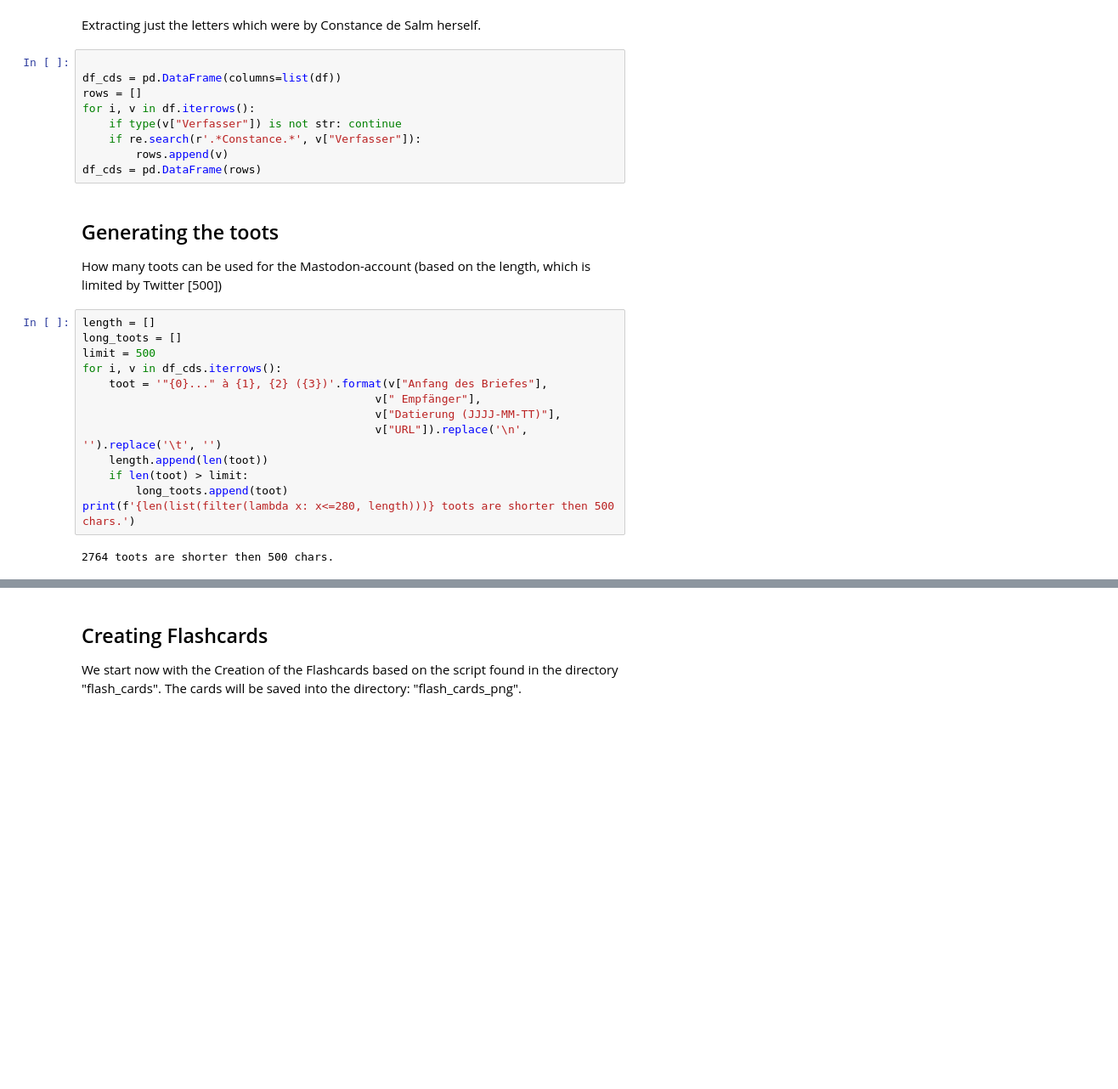
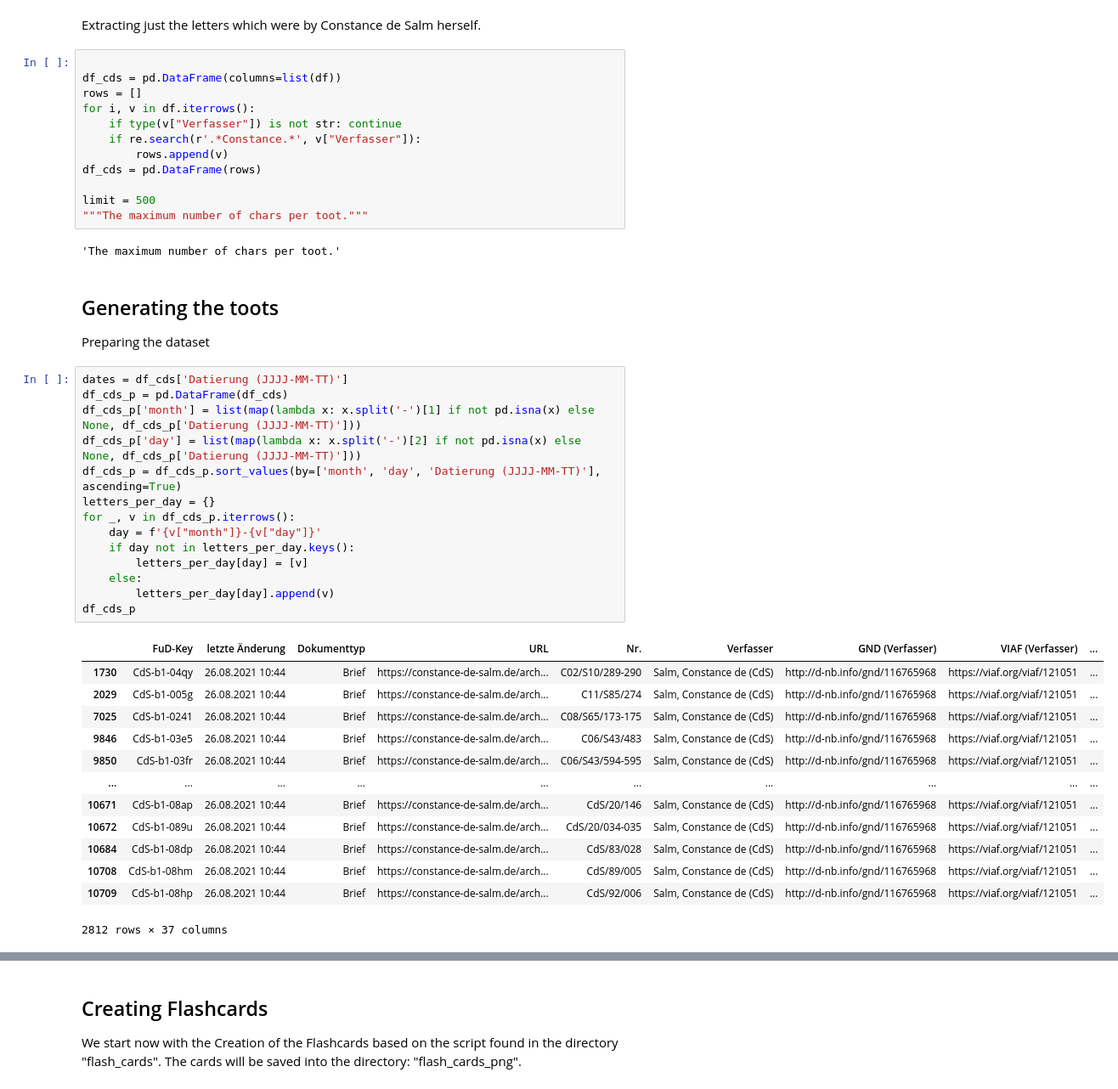
Before and after one commit to dhiparis/ConstanceDeSalm, a Jupyter notebook: CdS_Mastodon/Constance_de_Salm.ipynb, the cells around one changed output, grey strips where cells are left out. Shown: that part at 85% size. Saved outputs shown, nothing was run; the diff lists cells and outputs as text; blank space fills up the shorter version.

Commit message:
Generate toots based on toot date.

```diff
--- a/CdS_Mastodon/Constance_de_Salm.ipynb
+++ b/CdS_Mastodon/Constance_de_Salm.ipynb
@@ -27,23 +27,41 @@ for i, v in df.iterrows():
     if re.search(r'.*Constance.*', v["Verfasser"]):
         rows.append(v)
 df_cds = pd.DataFrame(rows)
+
+limit = 500
+"""The maximum number of chars per toot."""
+# %% [output]
+'The maximum number of chars per toot.'
 # %% [markdown]
 ## Generating the toots ##
-How many toots can be used for the Mastodon-account (based on the length, which is limited by Twitter [500])
+Preparing the dataset
 # %%
-length = []
-long_toots = []
-limit = 500
-for i, v in df_cds.iterrows():
-    toot = '"{0}..." à {1}, {2} ({3})'.format(v["Anfang des Briefes"],
-                                            v[" Empfänger"],
-                                            v["Datierung (JJJJ-MM-TT)"],
-                                            v["URL"]).replace('\n', '').replace('\t', '')
-    length.append(len(toot))
-    if len(toot) > limit:
-        long_toots.append(toot)
-print(f'{len(list(filter(lambda x: x<=280, length)))} toots are shorter then 500 chars.')
+dates = df_cds['Datierung (JJJJ-MM-TT)']
+df_cds_p = pd.DataFrame(df_cds)
+df_cds_p['month'] = list(map(lambda x: x.split('-')[1] if not pd.isna(x) else None, df_cds_p['Datierung (JJJJ-MM-TT)']))
+df_cds_p['day'] = list(map(lambda x: x.split('-')[2] if not pd.isna(x) else None, df_cds_p['Datierung (JJJJ-MM-TT)']))
+df_cds_p = df_cds_p.sort_values(by=['month', 'day', 'Datierung (JJJJ-MM-TT)'], ascending=True)
+letters_per_day = {}
+for _, v in df_cds_p.iterrows():
+    day = f'{v["month"]}-{v["day"]}'
+    if day not in letters_per_day.keys():
+        letters_per_day[day] = [v]
+    else:
+        letters_per_day[day].append(v)
+df_cds_p
 # %% [output]
+|  | FuD-Key | letzte Änderung | Dokumenttyp | URL | Nr. | Verfasser | GND (Verfasser) | VIAF (Verfasser) | ... |
+| 1730 | CdS-b1-04qy | 26.08.2021 10:44 | Brief | https://constance-de-salm.de/arch... | C02/S10/289-290 | Salm, Constance de (CdS) | http://d-nb.info/gnd/116765968 | https://viaf.org/viaf/121051 | ... |
+| 2029 | CdS-b1-005g | 26.08.2021 10:44 | Brief | https://constance-de-salm.de/arch... | C11/S85/274 | Salm, Constance de (CdS) | http://d-nb.info/gnd/116765968 | https://viaf.org/viaf/121051 | ... |
+| 7025 | CdS-b1-0241 | 26.08.2021 10:44 | Brief | https://constance-de-salm.de/arch... | C08/S65/173-175 | Salm, Constance de (CdS) | http://d-nb.info/gnd/116765968 | https://viaf.org/viaf/121051 | ... |
+| 9846 | CdS-b1-03e5 | 26.08.2021 10:44 | Brief | https://constance-de-salm.de/arch... | C06/S43/483 | Salm, Constance de (CdS) | http://d-nb.info/gnd/116765968 | https://viaf.org/viaf/121051 | ... |
+| 9850 | CdS-b1-03fr | 26.08.2021 10:44 | Brief | https://constance-de-salm.de/arch... | C06/S43/594-595 | Salm, Constance de (CdS) | http://d-nb.info/gnd/116765968 | https://viaf.org/viaf/121051 | ... |
+| ... | ... | ... | ... | ... | ... | ... | ... | ... | ... |
+| 10671 | CdS-b1-08ap | 26.08.2021 10:44 | Brief | https://constance-de-salm.de/arch... | CdS/20/146 | Salm, Constance de (CdS) | http://d-nb.info/gnd/116765968 | https://viaf.org/viaf/121051 | ... |
+| 10672 | CdS-b1-089u | 26.08.2021 10:44 | Brief | https://constance-de-salm.de/arch... | CdS/20/034-035 | Salm, Constance de (CdS) | http://d-nb.info/gnd/116765968 | https://viaf.org/viaf/121051 | ... |
+| 10684 | CdS-b1-08dp | 26.08.2021 10:44 | Brief | https://constance-de-salm.de/arch... | CdS/83/028 | Salm, Constance de (CdS) | http://d-nb.info/gnd/116765968 | https://viaf.org/viaf/121051 | ... |
+| 10708 | CdS-b1-08hm | 26.08.2021 10:44 | Brief | https://constance-de-salm.de/arch... | CdS/89/005 | Salm, Constance de (CdS) | http://d-nb.info/gnd/116765968 | https://viaf.org/viaf/121051 | ... |
+| 10709 | CdS-b1-08hp | 26.08.2021 10:44 | Brief | https://constance-de-salm.de/arch... | CdS/92/006 | Salm, Constance de (CdS) | http://d-nb.info/gnd/116765968 | https://viaf.org/viaf/121051 | ... |
-2764 toots are shorter then 500 chars.
+2812 rows × 37 columns
 # %%
 def generate_next_day(d: int, m: int, y: int):
```
Also changed, not shown: parts of 5 cells of this notebook, 16 other files.
